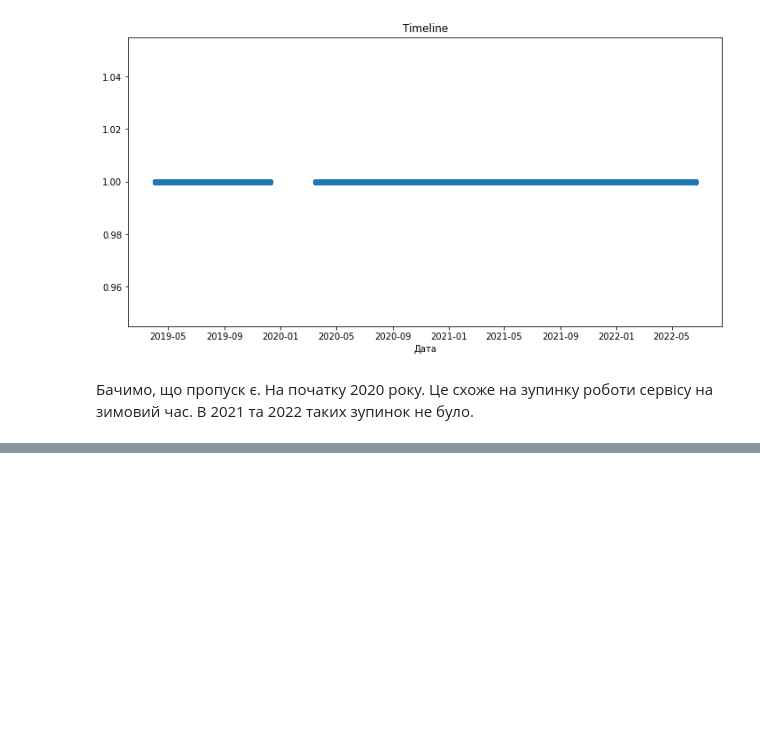
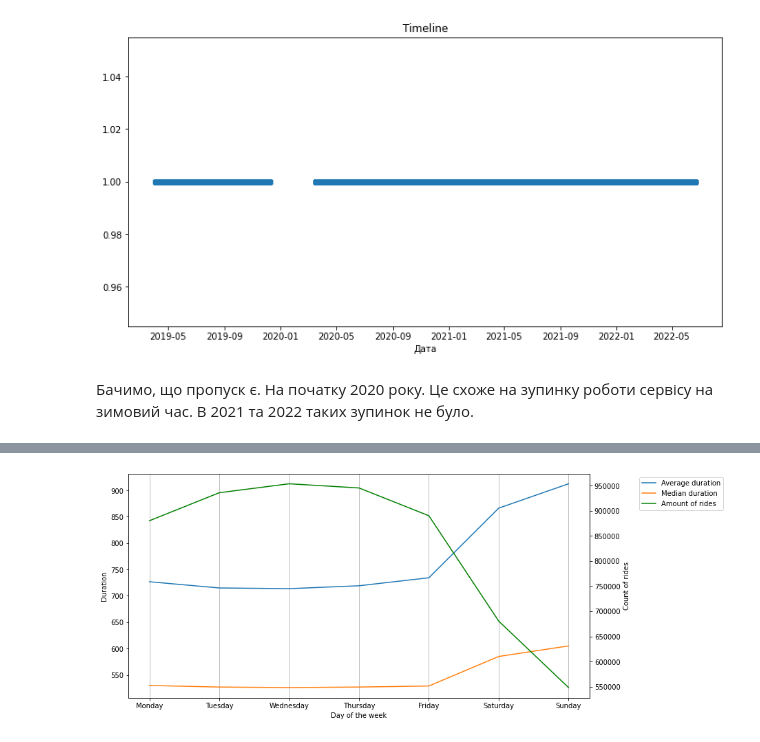
Before and after one commit to oyakymchuk/project_bysykkel, a Jupyter notebook: task_1.ipynb, the cells around one changed output, grey strips where cells are left out. Cells and saved outputs as stored; diff of their text form; code cells hidden in the pictures; blank space fills up the shorter version.

```diff
--- a/task_1.ipynb
+++ b/task_1.ipynb
@@ -276,0 +100,4 @@ plt.show()
+# %%
+df_3 = df
+df_3['day_of_week'] = df_3['started_at_dt'].apply(lambda x: 7 if (int(x.strftime('%w'))) == 0 else int(x.strftime('%w')))
+df_3.head()
@@ -276,0 +115,19 @@ plt.show()
+# %%
+fig, ax = plt.subplots()
+
+ax_l = ax.twinx()
+lns1 = ax.plot(df_day_duration_avg, label='Average duration')
+lns2 = ax.plot(df_day_duration_median, label='Median duration')
+ax.set_ylabel('Duration')
+ax.set_xlabel('Day of the week')
+ax.xaxis.set_major_locator(MultipleLocator(1))
+ax.xaxis.grid(True)
+ax_l.plot(df_day_count, color='g', label='Amount of rides')
+ax_l.set_ylabel('Count of rides')
+ax.set_xticks(range(1,8), ['Monday', 'Tuesday', 'Wednesday', 'Thursday', 'Friday', 'Saturday', 'Sunday'])
+lns = lns1 + lns2 + lns3
+labs = [l.get_label() for l in lns]
+ax.legend(lns, labs, bbox_to_anchor=(1.1, 1.0))
+plt.show()
+# %% [output]
+[figure, added]
```
Also changed, not shown: parts of 47 cells of this notebook, 2 other files.
